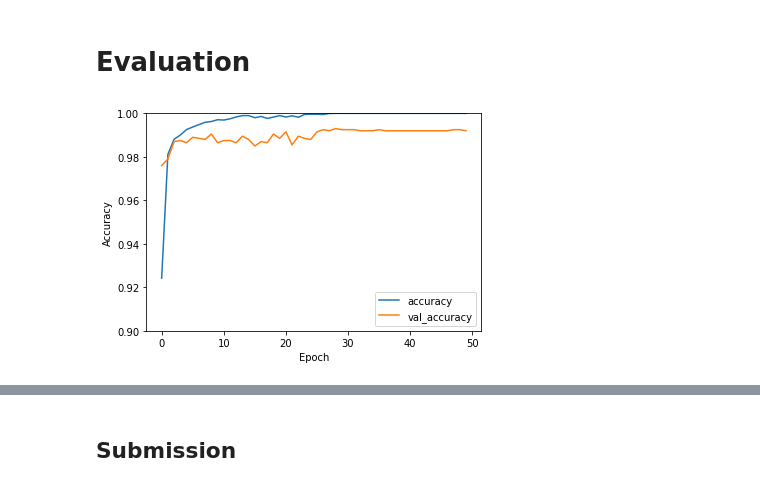
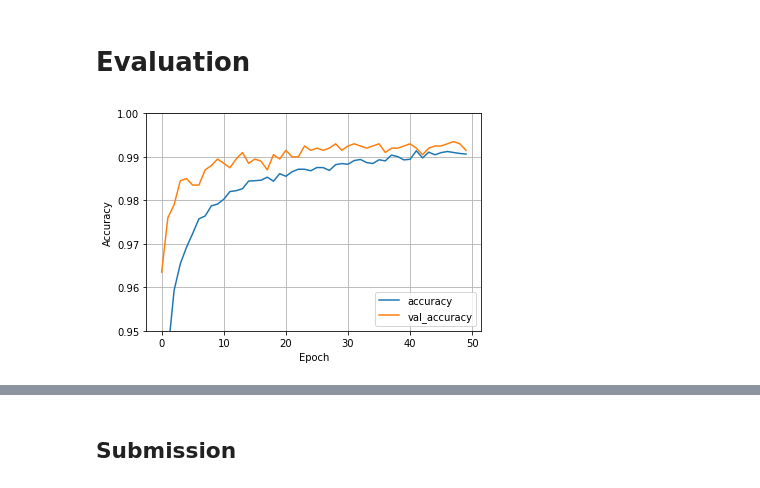
Before and after one commit to helmiriawan/digit-recognizer, a Jupyter notebook: main.ipynb, the cells around one changed output, grey strips where cells are left out. Drawn from its saved outputs; the diff is of its cells as text; code cells hidden in the pictures.

Commit message:
Use dropout like in Krizhevsky et al. 2012

```diff
--- a/main.ipynb
+++ b/main.ipynb
@@ -73,10 +73,13 @@ model = keras.Sequential([
     layers.InputLayer(input_shape=(28, 28, 1)),
     layers.Conv2D(32, (5, 5), activation='relu'),
     layers.AveragePooling2D((2, 2)),
+    layers.Dropout(0.5),
     layers.Conv2D(64, (5, 5), activation='relu'),
     layers.MaxPooling2D((2, 2)),
+    layers.Dropout(0.5),
     layers.Flatten(),
     layers.Dense(200, activation='relu'),
+    layers.Dropout(0.5),
     layers.Dense(10)
 ])
 # %%
@@ -99,7 +102,7 @@ history = model.fit(
     x=x_train,
     y=y_train,
     epochs=50,
-    batch_size=128,
+    batch_size=200,
     callbacks=[callback],
     validation_data=(x_validation, y_validation)
 );
@@ -126,10 +129,11 @@ Epoch 00050: val_loss did not improve from 0.02718
 # %%
 # Plot the learning curve
 plt.plot(history.history['accuracy'], label='accuracy')
 plt.plot(history.history['val_accuracy'], label = 'val_accuracy')
 plt.xlabel('Epoch')
 plt.ylabel('Accuracy')
-plt.ylim([0.9, 1])
+plt.ylim([0.95, 1])
+plt.grid()
 plt.legend(loc='lower right');
 # %% [output]
-[figure, old version]
+[figure, new version]
```
Also changed, not shown: parts of 3 cells of this notebook.
